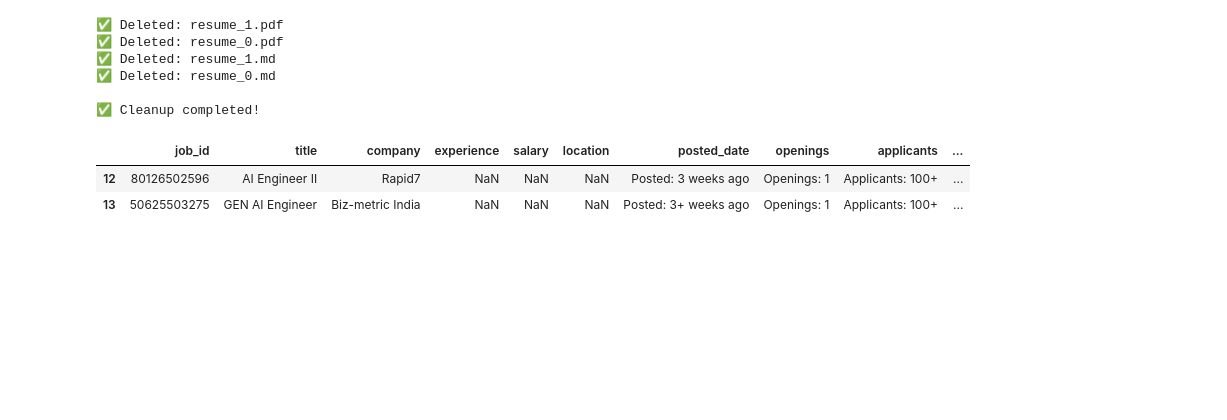
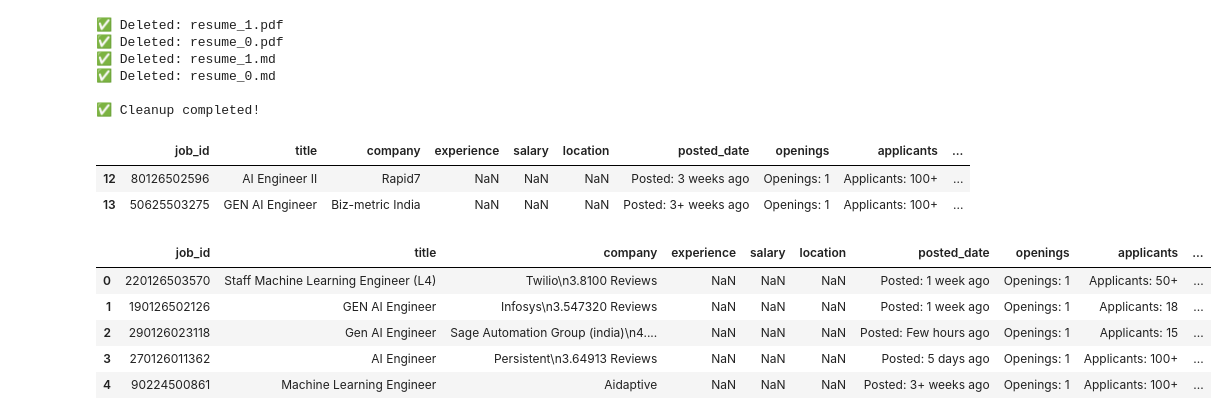
Before and after one commit to pratham4544/naukri_automation, a Jupyter notebook: test.ipynb, the cells around one changed output. Saved outputs shown, nothing was run; the diff lists cells and outputs as text; code cells hidden in the pictures; blank space fills up the shorter version.

```diff
--- a/test.ipynb
+++ b/test.ipynb
@@ -656,3 +656,15 @@ eligibile_to_send_mails.head()
 # %%
 eligibile_to_send_mails.drop(columns=['cover_letter','resume_pdf_path','email_confirmation'], inplace=True)
 eligibile_to_send_mails.to_csv("sent_emails_status.csv", index=False)
+# %%
+path = 'ignored/naukri_jobs_20260202_135705.csv'
+df = pd.read_csv(path)
+shuffled_df = df.sample(100).reset_index(drop=True)
+shuffled_df.head()
+# %% [output]
+|  | job_id | title | company | experience | salary | location | posted_date | openings | applicants | ... |
+| 0 | 220126503570 | Staff Machine Learning Engineer (L4) | Twilio\n3.8100 Reviews | NaN | NaN | NaN | Posted: 1 week ago | Openings: 1 | Applicants: 50+ | ... |
+| 1 | 190126502126 | GEN AI Engineer | Infosys\n3.547320 Reviews | NaN | NaN | NaN | Posted: 1 week ago | Openings: 1 | Applicants: 18 | ... |
+| 2 | 290126023118 | Gen AI Engineer | Sage Automation Group (india)\n4.... | NaN | NaN | NaN | Posted: Few hours ago | Openings: 1 | Applicants: 15 | ... |
+| 3 | 270126011362 | AI Engineer | Persistent\n3.64913 Reviews | NaN | NaN | NaN | Posted: 5 days ago | Openings: 1 | Applicants: 100+ | ... |
+| 4 | 90224500861 | Machine Learning Engineer | Aidaptive | NaN | NaN | NaN | Posted: 3+ weeks ago | Openings: 1 | Applicants: 100+ | ... |
```
Also changed, not shown: parts of 11 cells of this notebook, 20 other files.
